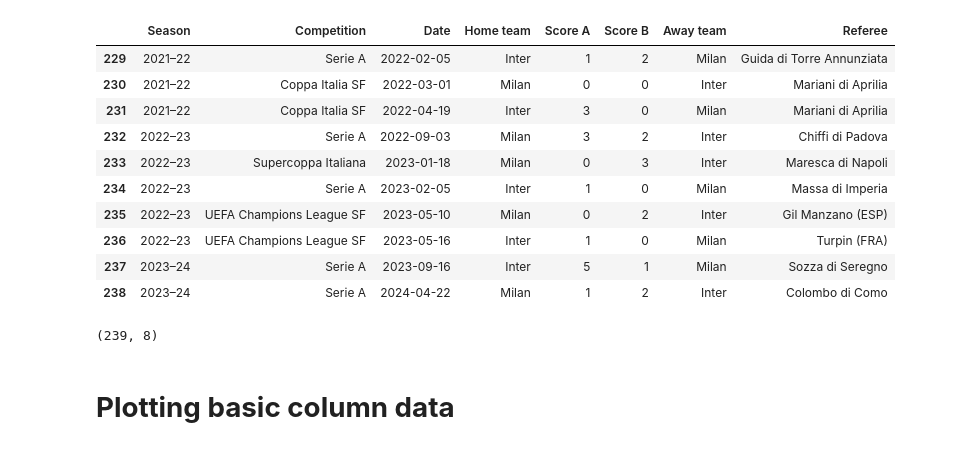
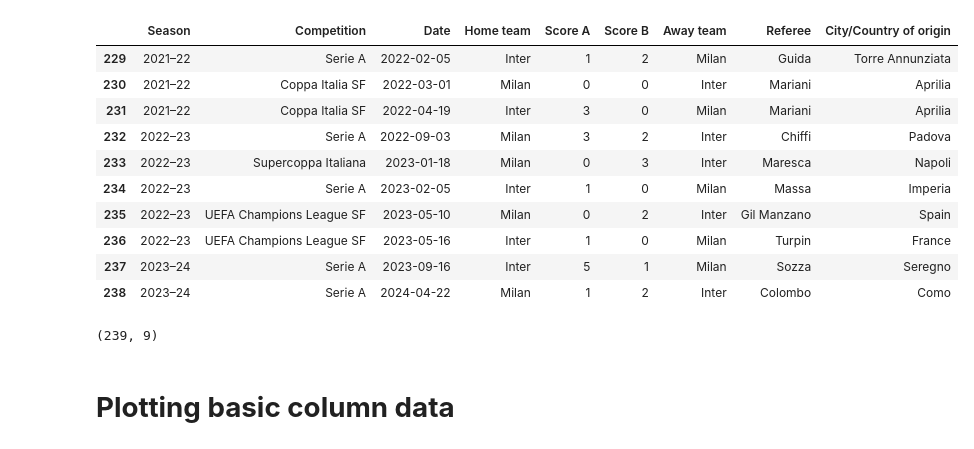
Before and after one commit to guilhermelaviola/InterMilan, a Jupyter notebook: DerbyDellaMadonnina.ipynb, the cells around one changed output. Cells and saved outputs as stored; diff of their text form; code cells hidden in the pictures.

Commit message:
I updated the dataset by adding a separate column for referee city/country of origin.

```diff
--- a/DerbyDellaMadonnina.ipynb
+++ b/DerbyDellaMadonnina.ipynb
@@ -10,26 +10,26 @@ sns.set(style = 'darkgrid')
 plt.style.use('seaborn-pastel')
 # %%
 # Importing and displaying the last 10 derbies played:
-df = pd.ExcelFile('INTER.xlsx')
-derby = pd.read_excel(df, 'Derby della Madonnina')
+inter = pd.ExcelFile('INTER.xlsx')
+derby = pd.read_excel(inter, 'Derby della Madonnina')
 derby.tail(10)
 # %% [output]
-|  | Season | Competition | Date | Home team | Score A | Score B | Away team | Referee |
-| 229 | 2021–22 | Serie A | 2022-02-05 | Inter | 1 | 2 | Milan | Guida di Torre Annunziata |
-| 230 | 2021–22 | Coppa Italia SF | 2022-03-01 | Milan | 0 | 0 | Inter | Mariani di Aprilia |
-| 231 | 2021–22 | Coppa Italia SF | 2022-04-19 | Inter | 3 | 0 | Milan | Mariani di Aprilia |
-| 232 | 2022–23 | Serie A | 2022-09-03 | Milan | 3 | 2 | Inter | Chiffi di Padova |
-| 233 | 2022–23 | Supercoppa Italiana | 2023-01-18 | Milan | 0 | 3 | Inter | Maresca di Napoli |
-| 234 | 2022–23 | Serie A | 2023-02-05 | Inter | 1 | 0 | Milan | Massa di Imperia |
-| 235 | 2022–23 | UEFA Champions League SF | 2023-05-10 | Milan | 0 | 2 | Inter | Gil Manzano (ESP) |
-| 236 | 2022–23 | UEFA Champions League SF | 2023-05-16 | Inter | 1 | 0 | Milan | Turpin (FRA) |
-| 237 | 2023–24 | Serie A | 2023-09-16 | Inter | 5 | 1 | Milan | Sozza di Seregno |
-| 238 | 2023–24 | Serie A | 2024-04-22 | Milan | 1 | 2 | Inter | Colombo di Como |
+|  | Season | Competition | Date | Home team | Score A | Score B | Away team | Referee | City/Country of origin |
+| 229 | 2021–22 | Serie A | 2022-02-05 | Inter | 1 | 2 | Milan | Guida | Torre Annunziata |
+| 230 | 2021–22 | Coppa Italia SF | 2022-03-01 | Milan | 0 | 0 | Inter | Mariani | Aprilia |
+| 231 | 2021–22 | Coppa Italia SF | 2022-04-19 | Inter | 3 | 0 | Milan | Mariani | Aprilia |
+| 232 | 2022–23 | Serie A | 2022-09-03 | Milan | 3 | 2 | Inter | Chiffi | Padova |
+| 233 | 2022–23 | Supercoppa Italiana | 2023-01-18 | Milan | 0 | 3 | Inter | Maresca | Napoli |
+| 234 | 2022–23 | Serie A | 2023-02-05 | Inter | 1 | 0 | Milan | Massa | Imperia |
+| 235 | 2022–23 | UEFA Champions League SF | 2023-05-10 | Milan | 0 | 2 | Inter | Gil Manzano | Spain |
+| 236 | 2022–23 | UEFA Champions League SF | 2023-05-16 | Inter | 1 | 0 | Milan | Turpin | France |
+| 237 | 2023–24 | Serie A | 2023-09-16 | Inter | 5 | 1 | Milan | Sozza | Seregno |
+| 238 | 2023–24 | Serie A | 2024-04-22 | Milan | 1 | 2 | Inter | Colombo | Como |
 # %%
 # Displaying the number of rows and columns in the dataset:
 derby.shape
 # %% [output]
-(239, 8)
+(239, 9)
 # %% [markdown]
 # **Plotting basic column data**
 # %%
```
Also changed, not shown: parts of 3 cells of this notebook.
